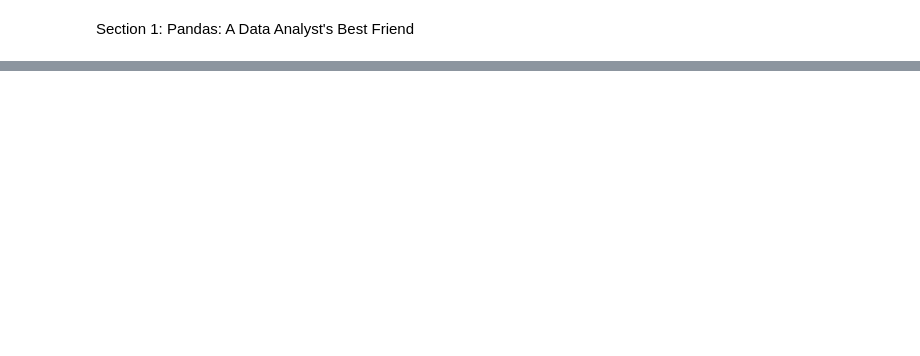
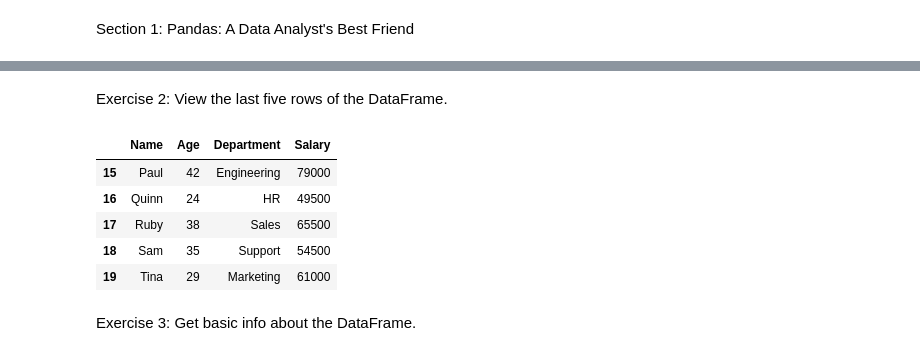
Before and after one commit to BuiltbyJaime/DA_M2_CodingExercises, a Jupyter notebook: w1_exercises.ipynb, the cells around one changed output, grey strips where cells are left out. Saved outputs shown, nothing was run; the diff lists cells and outputs as text; code cells hidden in the pictures; blank space fills up the shorter version.

```diff
--- a/w1_exercises.ipynb
+++ b/w1_exercises.ipynb
@@ -30,0 +60,15 @@ Error:
+# %% [markdown]
+Exercise 2:
+View the last five rows of the DataFrame.
+# %%
+df.tail()
+# %% [output]
+|  | Name | Age | Department | Salary |
+| 15 | Paul | 42 | Engineering | 79000 |
+| 16 | Quinn | 24 | HR | 49500 |
+| 17 | Ruby | 38 | Sales | 65500 |
+| 18 | Sam | 35 | Support | 54500 |
+| 19 | Tina | 29 | Marketing | 61000 |
+# %% [markdown]
+Exercise 3:
+Get basic info about the DataFrame.
```
Also changed, not shown: parts of 89 cells of this notebook.
